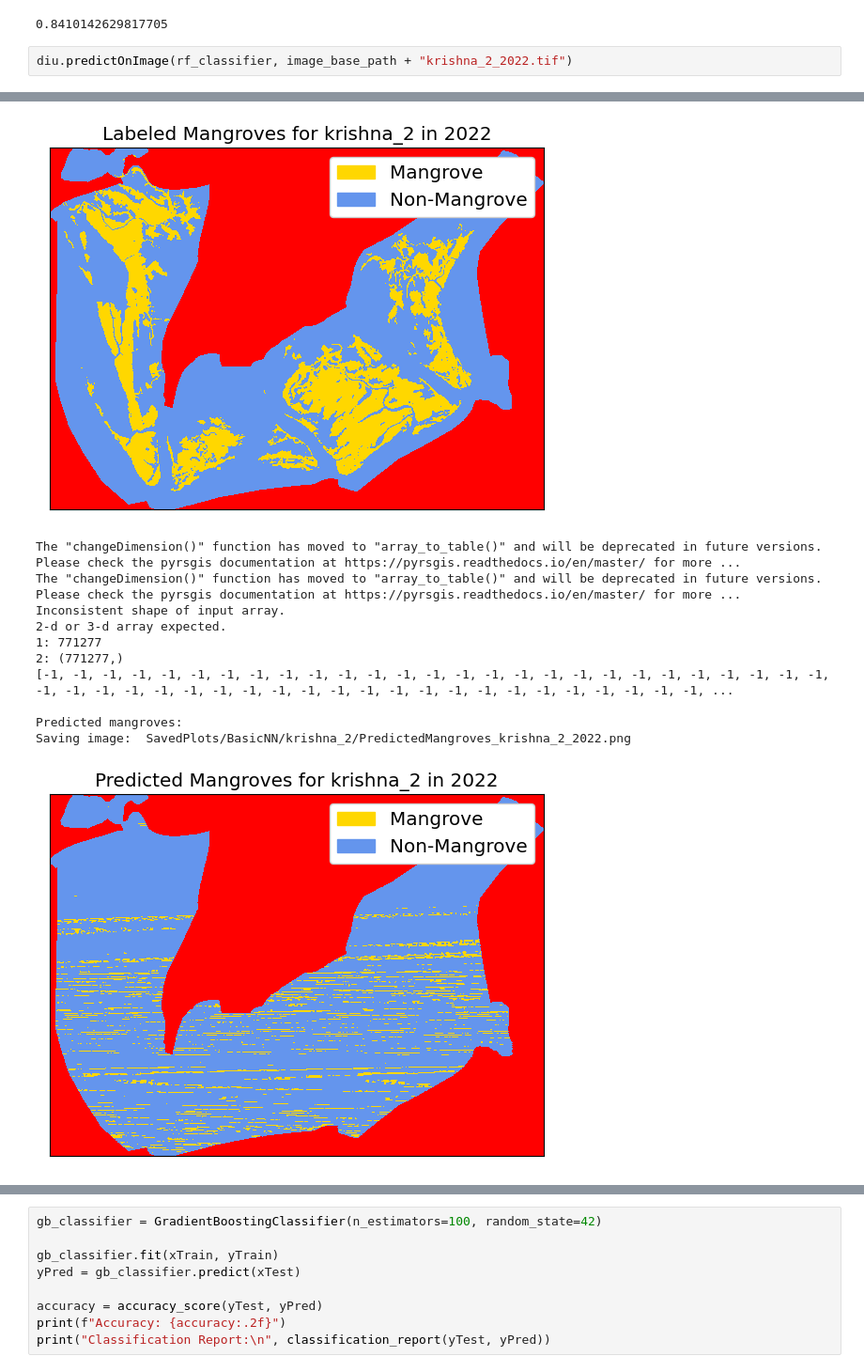
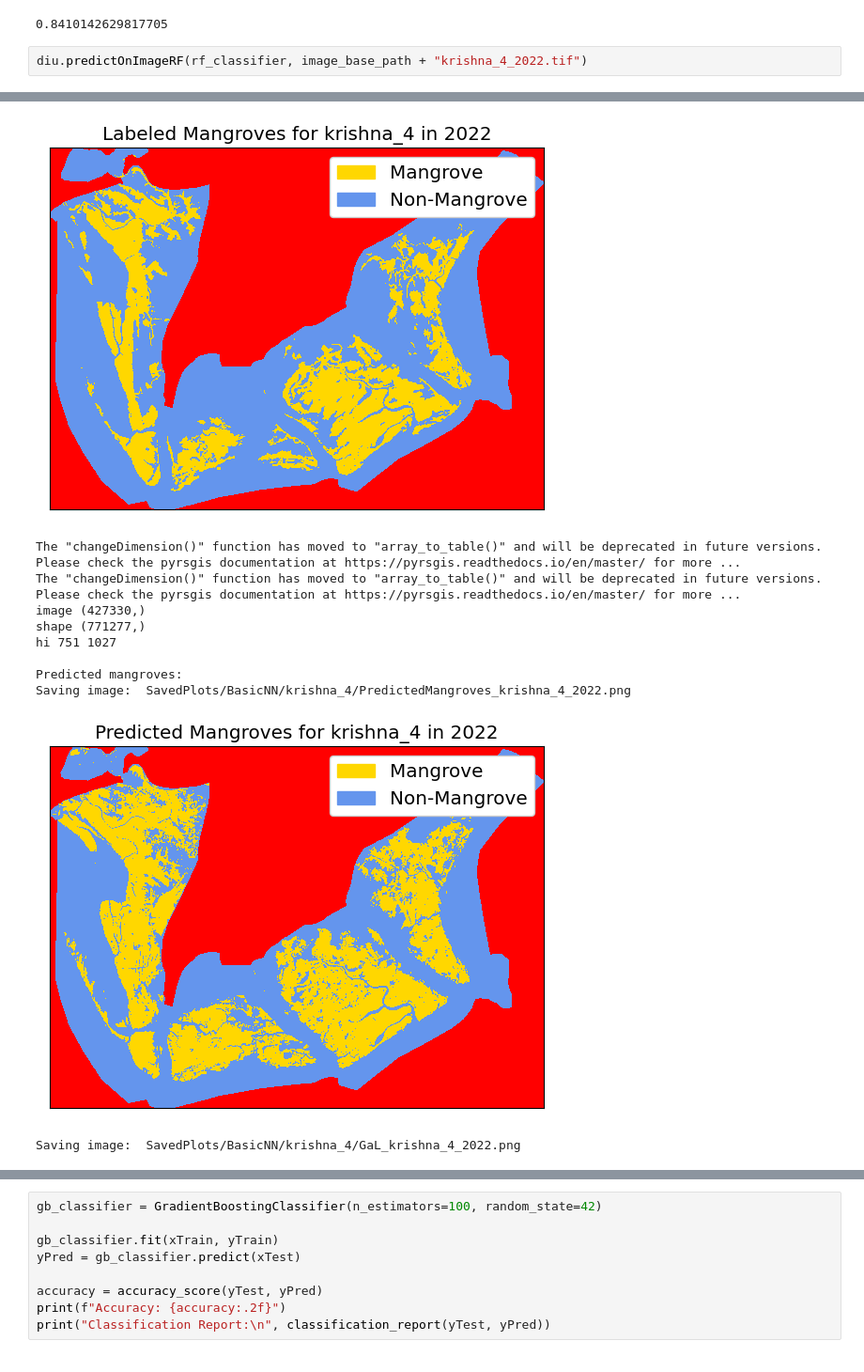
Before and after one commit to oops-moment/Remote-Sensing-BTP-1, a Jupyter notebook: neuralNetwork.ipynb, the cells around one changed output, grey strips where cells are left out. Shown at 94% size. Drawn from its saved outputs; the diff is of its cells as text.

Commit message:
made graphs for rf and gb

```diff
--- a/neuralNetwork.ipynb
+++ b/neuralNetwork.ipynb
@@ -367,5 +397,5 @@ print(accuracy)
 # %% [output]
 0.8410142629817705
 # %%
-diu.predictOnImage(rf_classifier, image_base_path + "krishna_2_2022.tif")
+diu.predictOnImageRF(rf_classifier, image_base_path + "krishna_4_2022.tif")
 # %% [output]
@@ -377,12 +405,11 @@ Saving image:  SavedPlots/BasicNN/krishna_2/LabeledMangroves_krishna_2_2022.png
 [figure]
 The "changeDimension()" function has moved to "array_to_table()" and will be deprecated in future versions. Please check the pyrsgis documentation at https://pyrsgis.readthedocs.io/en/master/ for more ...
 The "changeDimension()" function has moved to "array_to_table()" and will be deprecated in future versions. Please check the pyrsgis documentation at https://pyrsgis.readthedocs.io/en/master/ for more ...
-Inconsistent shape of input array.
-2-d or 3-d array expected.
-1: 771277
-2: (771277,)
-[-1, -1, -1, -1, -1, -1, -1, -1, -1, -1, -1, -1, -1, -1, -1, -1, -1, -1, -1, -1, -1, -1, -1, -1, -1, -1, -1, -1, -1, -1, -1, -1, -1, -1, -1, -1, -1, -1, -1, -1, -1, -1, -1, -1, -1, -1, -1, -1, -1, -1, ...
+image (427330,)
+shape (771277,)
+hi 751 1027
 
 Predicted mangroves:
-Saving image:  SavedPlots/BasicNN/krishna_2/PredictedMangroves_krishna_2_2022.png
+Saving image:  SavedPlots/BasicNN/krishna_4/PredictedMangroves_krishna_4_2022.png
-[figure, old version]
+[figure, new version]
+Saving image:  SavedPlots/BasicNN/krishna_4/GaL_krishna_4_2022.png
```
Also changed, not shown: parts of 8 cells of this notebook, 1 other file.
